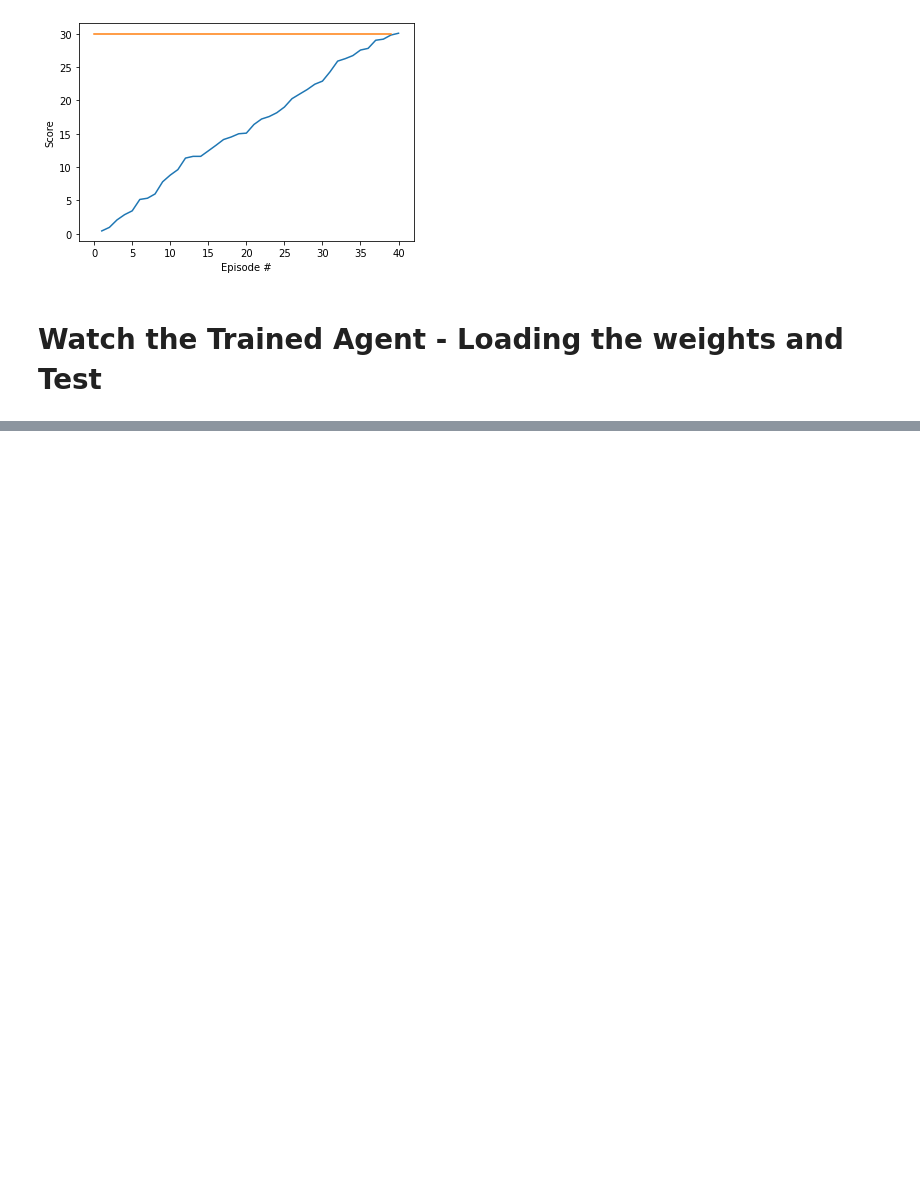
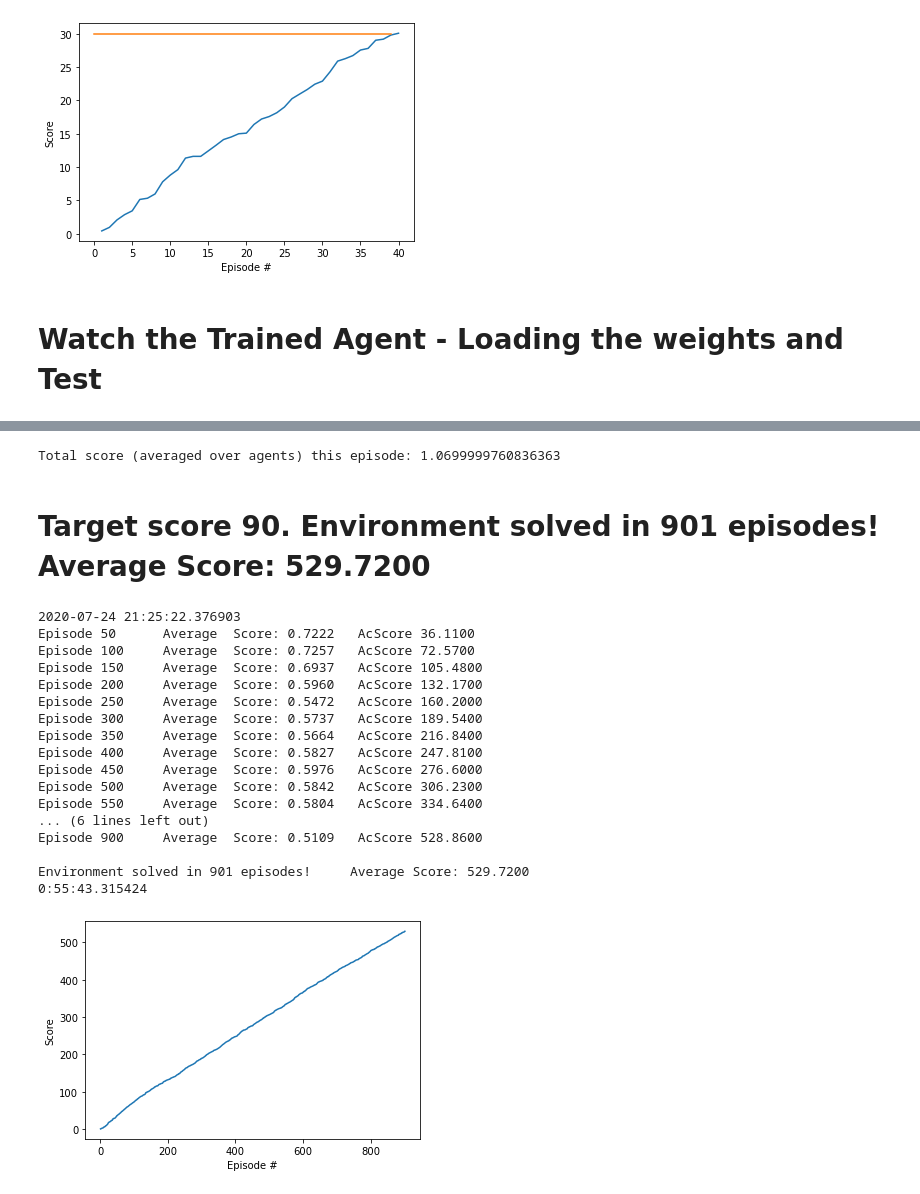
Before and after one commit to SENC/AIReacher, a Jupyter notebook: DDPG/Continuous_Control _local_windowsEnv.ipynb, the cells around one changed output, grey strips where cells are left out. Drawn from its saved outputs; the diff is of its cells as text; code cells hidden in the pictures; blank space fills up the shorter version.

```diff
--- a/DDPG/Continuous_Control _local_windowsEnv.ipynb
+++ b/DDPG/Continuous_Control _local_windowsEnv.ipynb
@@ -359,3 +390,28 @@ Total score (averaged over agents) this episode: 0.3899999912828207
+# %%
+reacherAI.actor_local.load_state_dict(torch.load('checkpoint_actor30.pth'))
+reacherAI.critic_local.load_state_dict(torch.load('checkpoint_critic30.pth'))
+
+env_info = env.reset(train_mode=False)[brain_name]
+scores = np.zeros(num_agents)
+#set initial state
+state = env_info.vector_observations
+
+while True:
+    action = reacherAI.act(state, add_noise=True)
+    env_info = env.step(action)[brain_name]
+    next_state = env_info.vector_observations
+    reward = env_info.rewards
+    done   = env_info.local_done
+    scores += reward
+    state = next_state
+
+    if np.any(done):
+        break
+print('Total score (averaged over agents) this episode: {}'.format(np.mean(scores)))
+# %% [output]
+Total score (averaged over agents) this episode: 1.0699999760836363
 # %%
 #Environment Close
 env.close()
+# %% [markdown]
+# Target score 90. Environment solved in 901 episodes!	Average Score: 529.7200
@@ -361,0 +483,43 @@ env.close()
+# %%
+# Iteration Ver 24  - aims to get Avg score >90
+#BUFFER_SIZE = 500000    #int(1e4)  # replay buffer size
+#BATCH_SIZE = 256       #128        # minibatch size
+#GAMMA = 0.997            # discount factor
+#TAU = 0.0013              # for soft update of target parameters
+#LR_ACTOR = 0.00013         # learning rate of the actor
+#LR_CRITIC = 0.0001        # learning rate of the critic
+#WEIGHT_DECAY = 0        # L2 weight decay
+
+#Noise mu=0., theta=0.17, sigma=0.24
+#Random seed = 1
+start = datetime.datetime.now()
+print (start)
+scores = Ddpg(n_episodes=50000)
+endtime = datetime.datetime.now() -start
+print (endtime)
+
+fig = plt.figure()
+ax = fig.add_subplot(111)
+plt.plot(np.arange(1, len(scores)+1), scores)
+plt.ylabel('Score')
+plt.xlabel('Episode #')
+plt.show()
+# %% [output]
+2020-07-24 21:25:22.376903
+Episode 50      Average  Score: 0.7222   AcScore 36.1100
+Episode 100     Average  Score: 0.7257   AcScore 72.5700
+Episode 150     Average  Score: 0.6937   AcScore 105.4800
+Episode 200     Average  Score: 0.5960   AcScore 132.1700
+Episode 250     Average  Score: 0.5472   AcScore 160.2000
+Episode 300     Average  Score: 0.5737   AcScore 189.5400
+Episode 350     Average  Score: 0.5664   AcScore 216.8400
+Episode 400     Average  Score: 0.5827   AcScore 247.8100
+Episode 450     Average  Score: 0.5976   AcScore 276.6000
+Episode 500     Average  Score: 0.5842   AcScore 306.2300
+Episode 550     Average  Score: 0.5804   AcScore 334.6400
+... (6 lines left out)
+Episode 900     Average  Score: 0.5109   AcScore 528.8600
+
+Environment solved in 901 episodes!     Average Score: 529.7200
+0:55:43.315424
+[figure, added]
```
Also changed, not shown: parts of 11 cells of this notebook.
